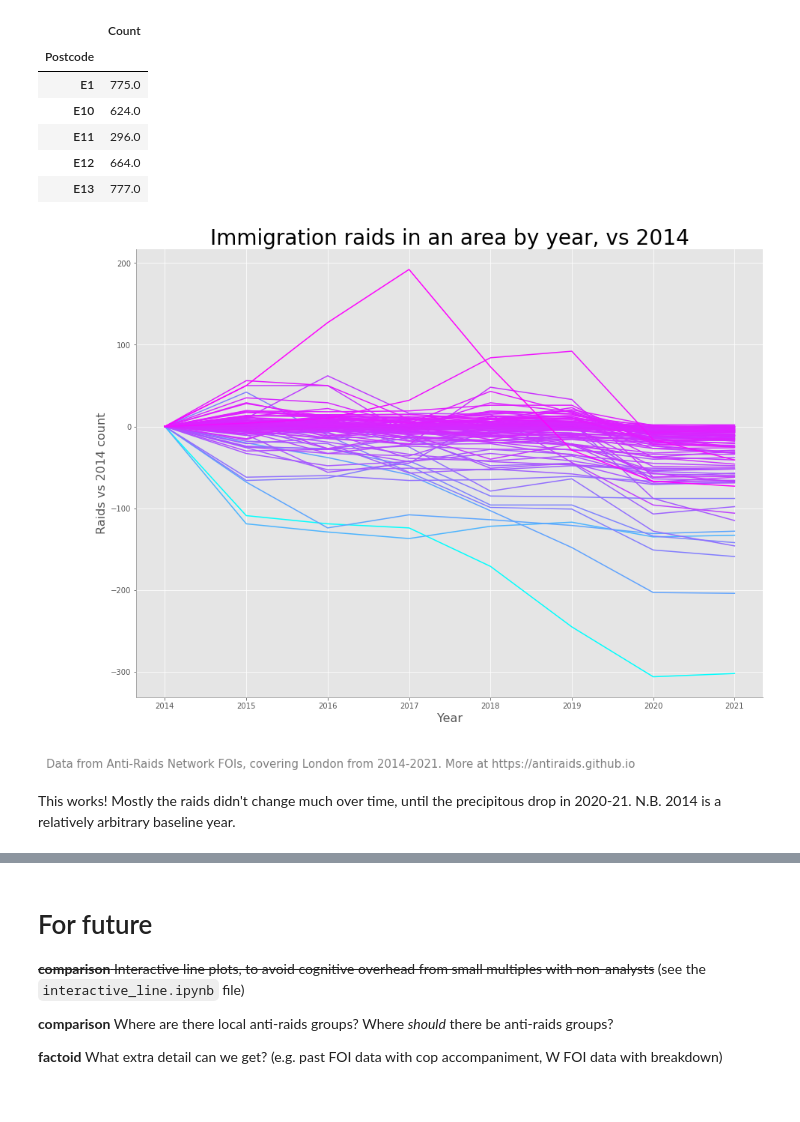
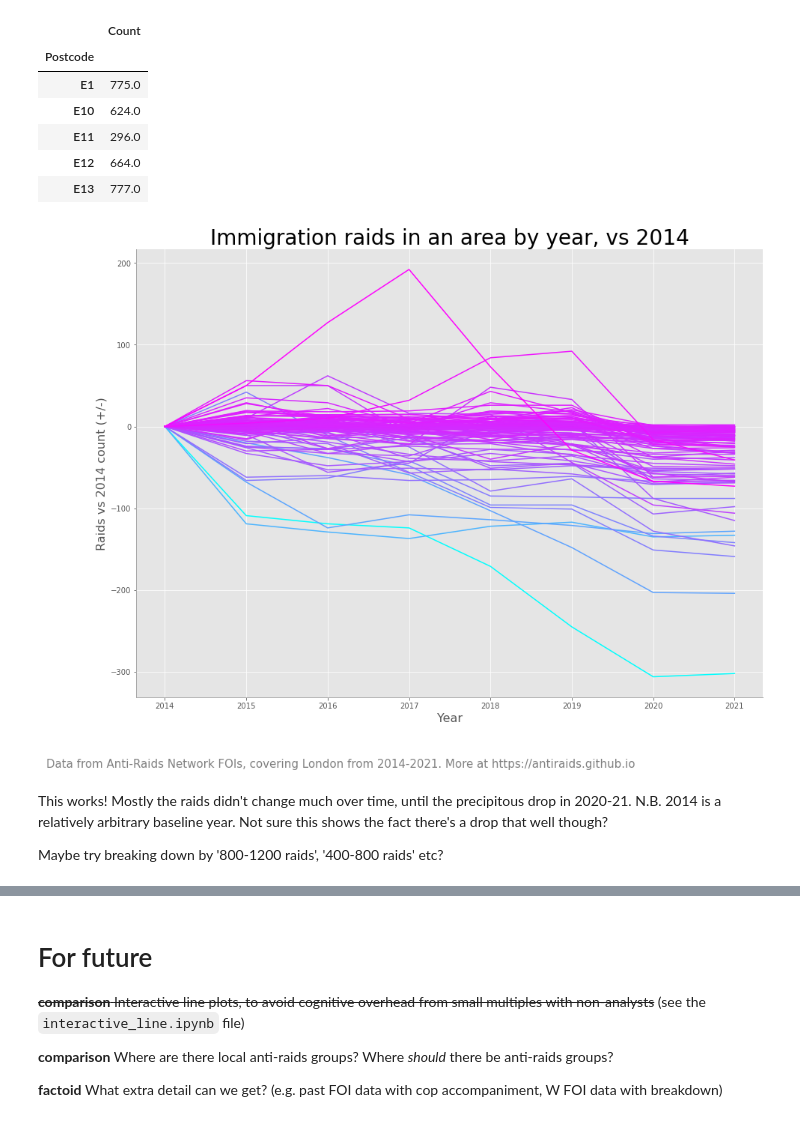
Before and after one commit to antiraids/london-immigration-raids-map, a Jupyter notebook: TellingTheStory.ipynb, the cells around one changed output, grey strips where cells are left out. Cells and saved outputs as stored; diff of their text form; code cells hidden in the pictures.

```diff
--- a/TellingTheStory.ipynb
+++ b/TellingTheStory.ipynb
@@ -431,21 +444,23 @@ assert len(raids_abschange[(raids_abschange['Year']==2014) & (raids_abschange['C
 # %%
 figspag, axspag = plt.subplots()
 sns.lineplot(x='Year',
              y='Count',
              ci=None,
              hue='Total',
              legend=False,
              data=raids_abschange.reset_index(),
              ax=axspag,
              palette='cool'
              )
 axspag.set_xticks(range(first_yr, last_yr+1))
-axspag.set_ylabel('Raids vs 2014 count')
+axspag.set_ylabel('Raids vs 2014 count (+/-)')
 axspag.set_title("Immigration raids in an area by year, vs 2014")
 
 plt.annotate(watermark_str, (0.01, 0.01), xycoords='figure fraction', color='grey', fontsize=15)
 plt.savefig('Outputs\\Raids_change.png')
 # %% [output]
-[figure, old version]
+[figure, new version]
 # %% [markdown]
-This works! Mostly the raids didn't change much over time, until the precipitous drop in 2020-21. N.B. 2014 is a relatively arbitrary baseline year.
+This works! Mostly the raids didn't change much over time, until the precipitous drop in 2020-21. N.B. 2014 is a relatively arbitrary baseline year. Not sure this shows the fact there's a drop that well though?
+
+Maybe try breaking down by '800-1200 raids', '400-800 raids' etc?
```
Also changed, not shown: parts of 5 cells of this notebook, 6 other files.
